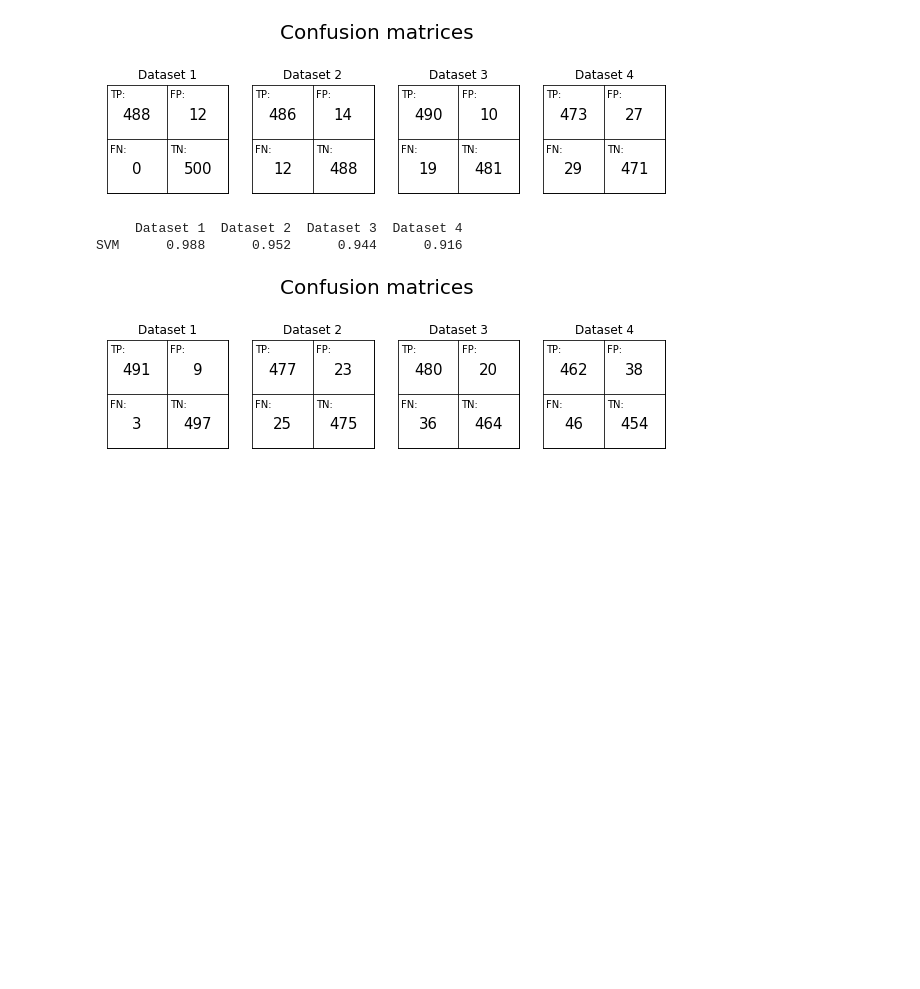
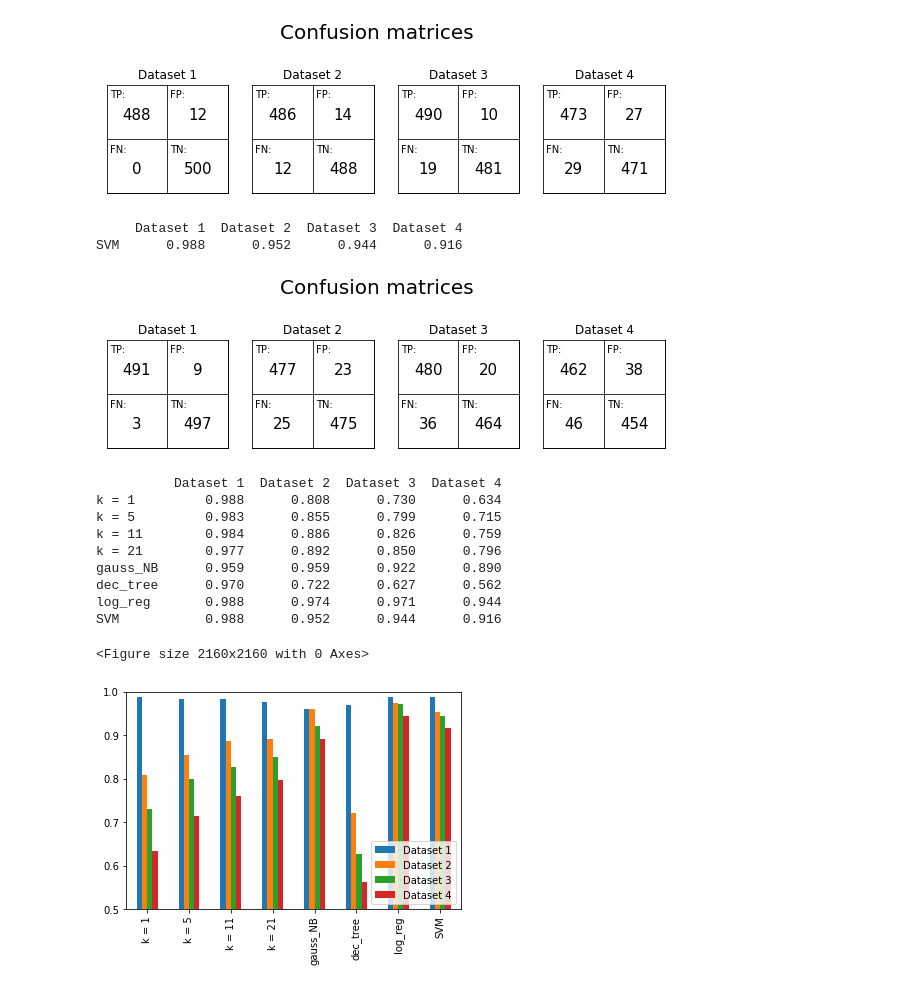
Before and after one commit to SimonJasansky/data_mining, a Jupyter notebook: assignment_2.ipynb, the cells around one changed output. Drawn from its saved outputs; the diff is of its cells as text; code cells hidden in the pictures; blank space fills up the shorter version.

```diff
--- a/assignment_2.ipynb
+++ b/assignment_2.ipynb
@@ -521,3 +580,26 @@ plt.show()
      Dataset 1  Dataset 2  Dataset 3  Dataset 4
 SVM      0.988      0.952      0.944      0.916
 [figure]
+# %%
+# create dataframe comparing accuracy rates and plot it
+accuracy_rates = pd.concat([accuracy_df_knn, accuracy_df_NB,
+                            accuracy_df_dec_tree, accuracy_df_log_reg, accuracy_df_SVM])
+print(accuracy_rates)
+
+fig = plt.figure(figsize = (30,30))
+fig = accuracy_rates.plot.bar()
+fig.set_ylim([0.5,1])
+fig.legend(loc = "lower right")
+plt.show()
+# %% [output]
+          Dataset 1  Dataset 2  Dataset 3  Dataset 4
+k = 1         0.988      0.808      0.730      0.634
+k = 5         0.983      0.855      0.799      0.715
+k = 11        0.984      0.886      0.826      0.759
+k = 21        0.977      0.892      0.850      0.796
+gauss_NB      0.959      0.959      0.922      0.890
+dec_tree      0.970      0.722      0.627      0.562
+log_reg       0.988      0.974      0.971      0.944
+SVM           0.988      0.952      0.944      0.916
+<Figure size 2160x2160 with 0 Axes>
+[figure, added]
```
Also changed, not shown: parts of 20 cells of this notebook.
